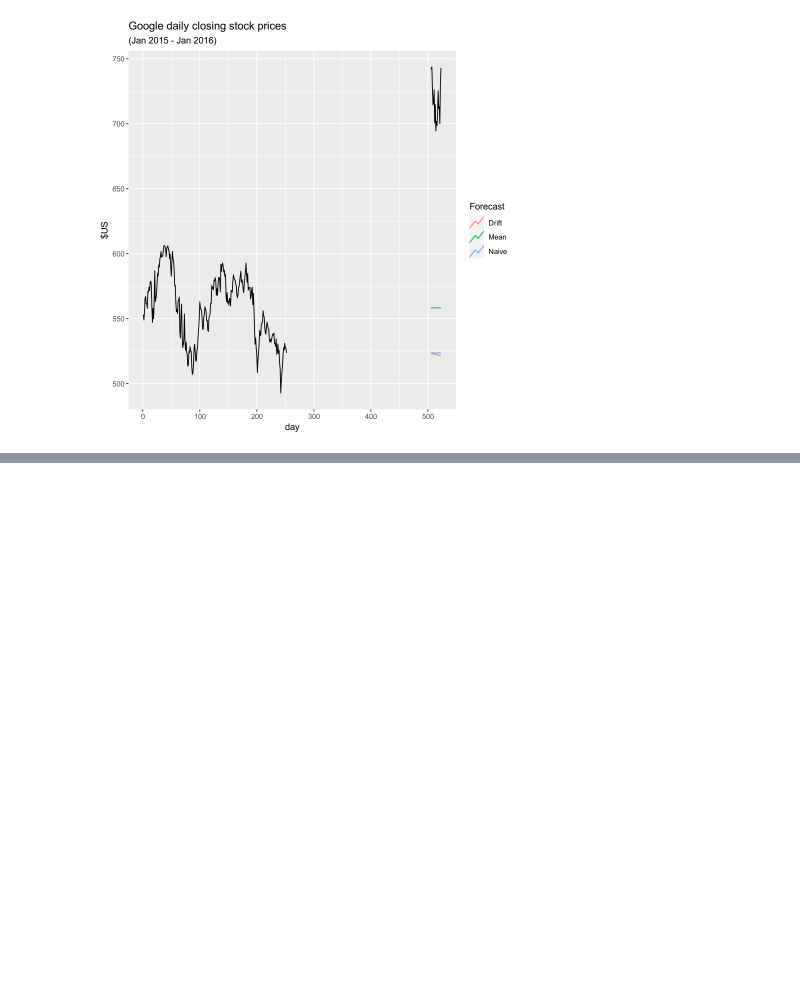
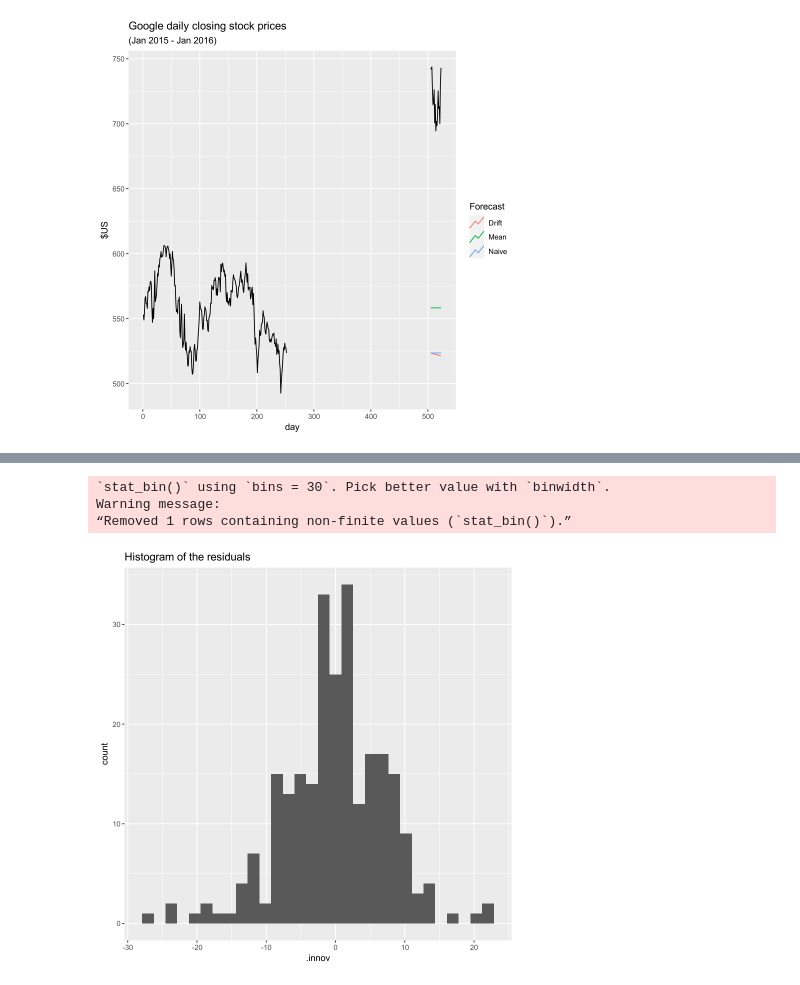
Before and after one commit to ARKA1112/Time_Series_R, a Jupyter notebook: OTEXTS_5.ipynb, the cells around one changed output, grey strips where cells are left out. Drawn from its saved outputs; the diff is of its cells as text; code cells hidden in the pictures; blank space fills up the shorter version.

```diff
--- a/OTEXTS_5.ipynb
+++ b/OTEXTS_5.ipynb
@@ -290,0 +378,7 @@ labs(y = "$US", title="Google daily closing stock prices", subtitle="(Jan 2015 -
+# %%
+aug|> ggplot(aes(x=.innov)) + geom_histogram()+ labs(title="Histogram of the residuals")
+# %% [output]
+`stat_bin()` using `bins = 30`. Pick better value with `binwidth`.
+Warning message:
+“Removed 1 rows containing non-finite values (`stat_bin()`).”
+[figure, added]
```
Also changed, not shown: parts of 27 cells of this notebook.
